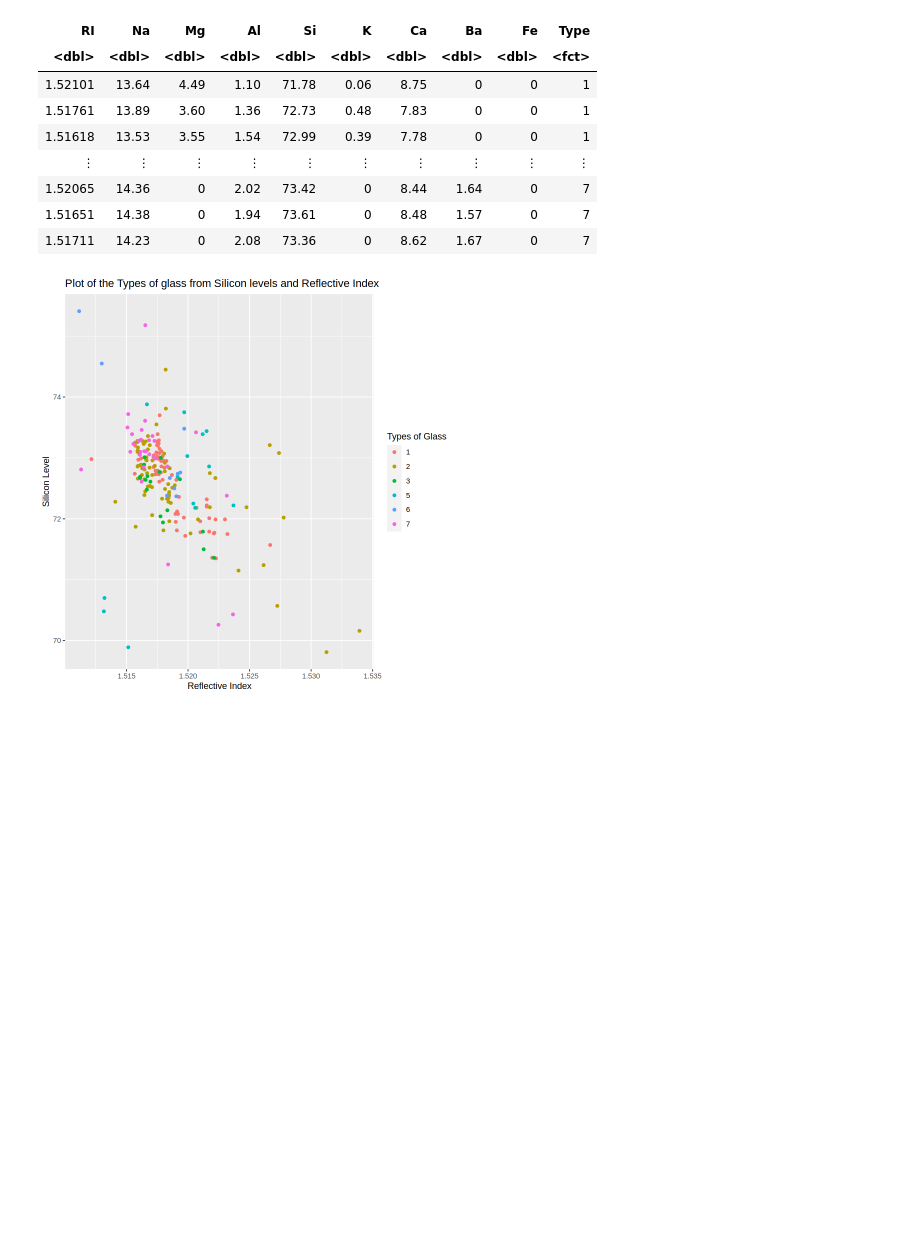
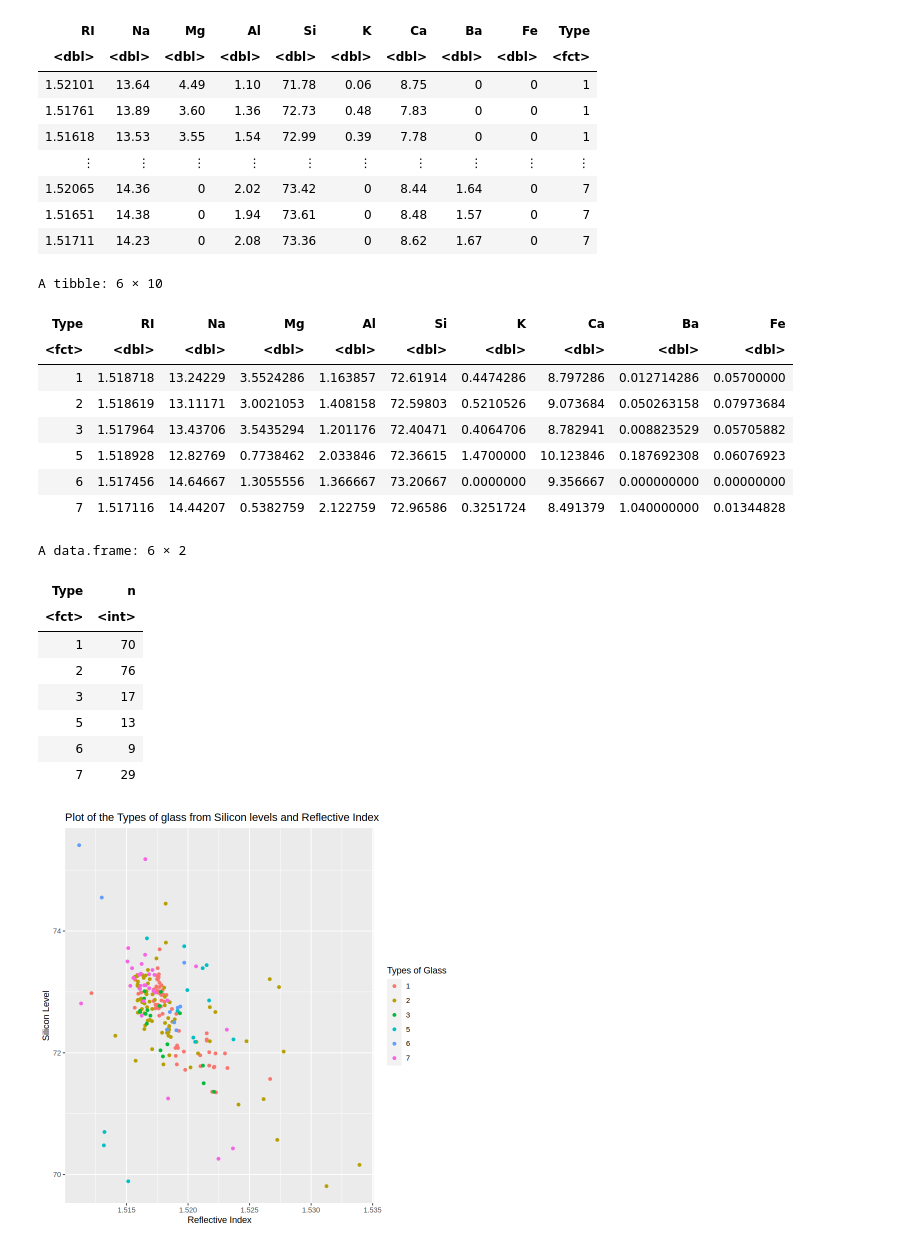
Before and after one commit to nlmanama/DSCI100-GroupProject, a Jupyter notebook: proposal.ipynb, the cells around one changed output. Saved outputs shown, nothing was run; the diff lists cells and outputs as text; code cells hidden in the pictures; blank space fills up the shorter version.

Commit message:
summarization tables

```diff
--- a/proposal.ipynb
+++ b/proposal.ipynb
@@ -55,7 +69,33 @@ glass_test <- testing(glass_split)
 # %%
 #Summarize Data into at least one table
 
-#Do plot code here:
+glass_mean <- glass |>
+    group_by(Type) |>
+    summarize(across(everything(), mean))
+
+glass_mean
+
+glass_type <- glass |> count(Type)
+glass_type
+# %% [output]
+A tibble: 6 × 10
+| Type | RI | Na | Mg | Al | Si | K | Ca | Ba | Fe |
+| <fct> | <dbl> | <dbl> | <dbl> | <dbl> | <dbl> | <dbl> | <dbl> | <dbl> | <dbl> |
+| 1 | 1.518718 | 13.24229 | 3.5524286 | 1.163857 | 72.61914 | 0.4474286 | 8.797286 | 0.012714286 | 0.05700000 |
+| 2 | 1.518619 | 13.11171 | 3.0021053 | 1.408158 | 72.59803 | 0.5210526 | 9.073684 | 0.050263158 | 0.07973684 |
+| 3 | 1.517964 | 13.43706 | 3.5435294 | 1.201176 | 72.40471 | 0.4064706 | 8.782941 | 0.008823529 | 0.05705882 |
+| 5 | 1.518928 | 12.82769 | 0.7738462 | 2.033846 | 72.36615 | 1.4700000 | 10.123846 | 0.187692308 | 0.06076923 |
+| 6 | 1.517456 | 14.64667 | 1.3055556 | 1.366667 | 73.20667 | 0.0000000 | 9.356667 | 0.000000000 | 0.00000000 |
+| 7 | 1.517116 | 14.44207 | 0.5382759 | 2.122759 | 72.96586 | 0.3251724 | 8.491379 | 1.040000000 | 0.01344828 |
+A data.frame: 6 × 2
+| Type | n |
+| <fct> | <int> |
+| 1 | 70 |
+| 2 | 76 |
+| 3 | 17 |
+| 5 | 13 |
+| 6 | 9 |
+| 7 | 29 |
 # %%
 #Visualize the data into at least one plot relevant
 
```
Also changed, not shown: parts of 2 cells of this notebook.
